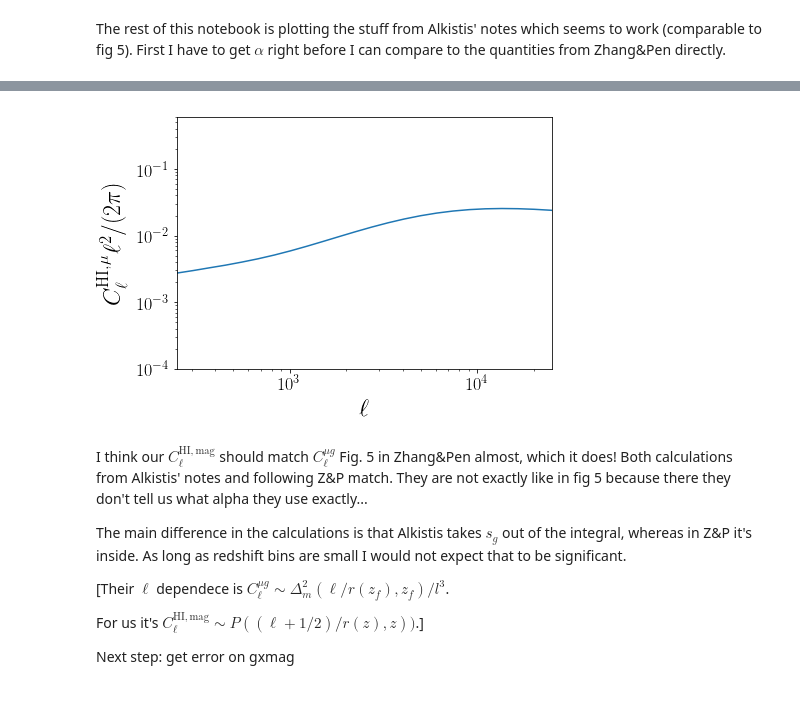
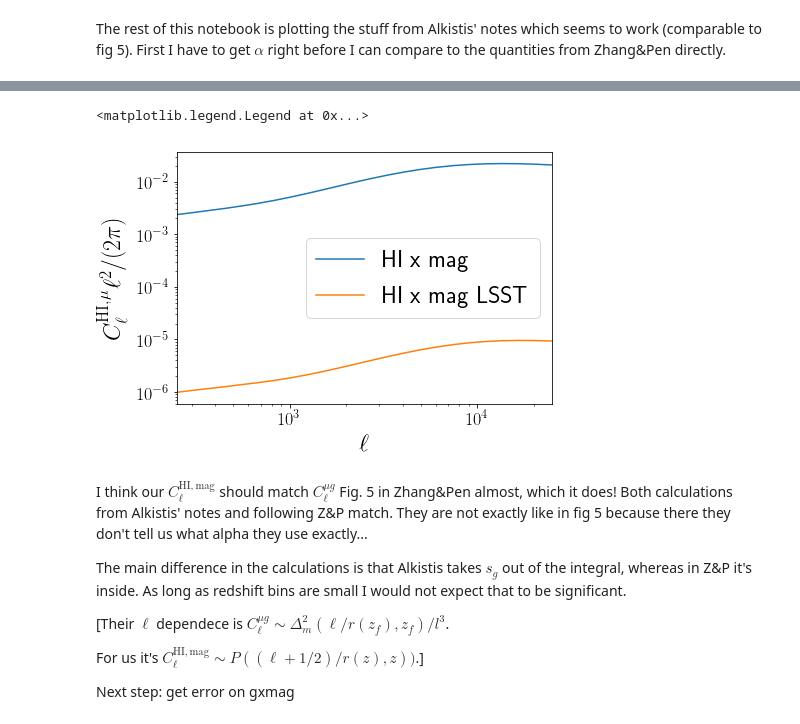
Before and after one commit to amadeuswi/MagBias, a Jupyter notebook: S2N.ipynb, the cells around one changed output, grey strips where cells are left out. Saved outputs shown, nothing was run; the diff lists cells and outputs as text; code cells hidden in the pictures.

```diff
--- a/S2N.ipynb
+++ b/S2N.ipynb
@@ -173,7 +179,10 @@ Caution, s_g is implemented without dependence on the experiment
 The rest of this notebook is plotting the stuff from Alkistis' notes which seems to work (comparable to fig 5). First I have to get $\alpha$ right before I can compare to the quantities from Zhang&Pen directly.
 # %%
 #Calculate the HI X mag power spectrum Cls:
-Cl_Hxm_tab = Cl_HIxmag_CAMB(ltab, zf, dzf, zb, dzb)
-Cl_gxm_tab = Cl_gxmag_CAMB(ltab, zf, dzf, zb, dzb, n, CLAR_zhangpen)
+Cl_Hxm_tab = Cl_HIxmag_CAMB(ltab, zf, dzf, zb, dzb, S_G = "old fit")
+Cl_Hxm_tab_LSST = Cl_HIxmag_CAMB(ltab, zf, dzf, zb, dzb, S_G = "LSST")
+
+
+# Cl_gxm_tab = Cl_gxmag_CAMB(ltab, zf, dzf, zb, dzb, n, CLAR_zhangpen, S_G = "old fit")
 # %% [output]
 Caution, s_g is implemented without dependence on the experiment
@@ -180,21 +205,24 @@ Caution, s_g is implemented without dependence on the experiment
 # %%
 #plot it:
 fig = P.figure(); ax = fig.add_subplot(111);
 
 ax.loglog(ltab, Cl_Hxm_tab*ltab**2 / 2 / pi, label = "HI x mag")
-# ax.loglog(ltab, Cl_gxm_tab*ltab**2 /2/ pi, label = "g x mag")
+ax.loglog(ltab, Cl_Hxm_tab_LSST*ltab**2 / 2 / pi, label = "HI x mag LSST")
 
 ax.set_xlabel("$\ell$")
 ax.set_ylabel("$C_\ell^\mathrm{HI, \mu} \ell^2/(2\pi)$")
 
 ax.set_xlim((250,25000))
-ax.set_ylim((1e-4, 6e-1))
+# ax.set_ylim((1e-4, 6e-1))
+# ax.set_ylim((1e-6, 6e-1))
 # ax.legend()
 P.tight_layout()
 
-P.savefig(plotdir + "HIxmag_Cls.pdf")
+P.legend()
+# P.savefig(plotdir + "HIxmag_Cls.pdf")
 # %% [output]
+<matplotlib.legend.Legend at 0x...>
-[figure, old version]
+[figure, new version]
 # %% [markdown]
 I think our $C_\ell^\mathrm{HI, mag}$ should match $C_\ell^{\mu g}$ Fig. 5 in Zhang&Pen almost, which it does! Both calculations from Alkistis' notes and following Z&P match. They are not exactly like in fig 5 because there they don't tell us what alpha they use exactly...
 
```
Also changed, not shown: parts of 16 cells of this notebook, 5 other files.
